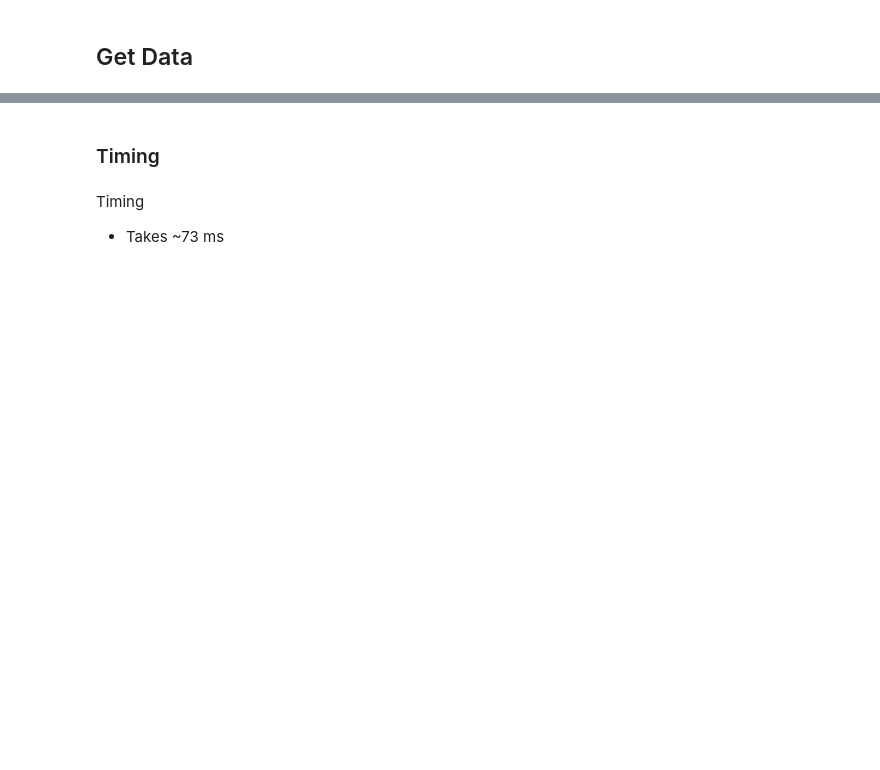
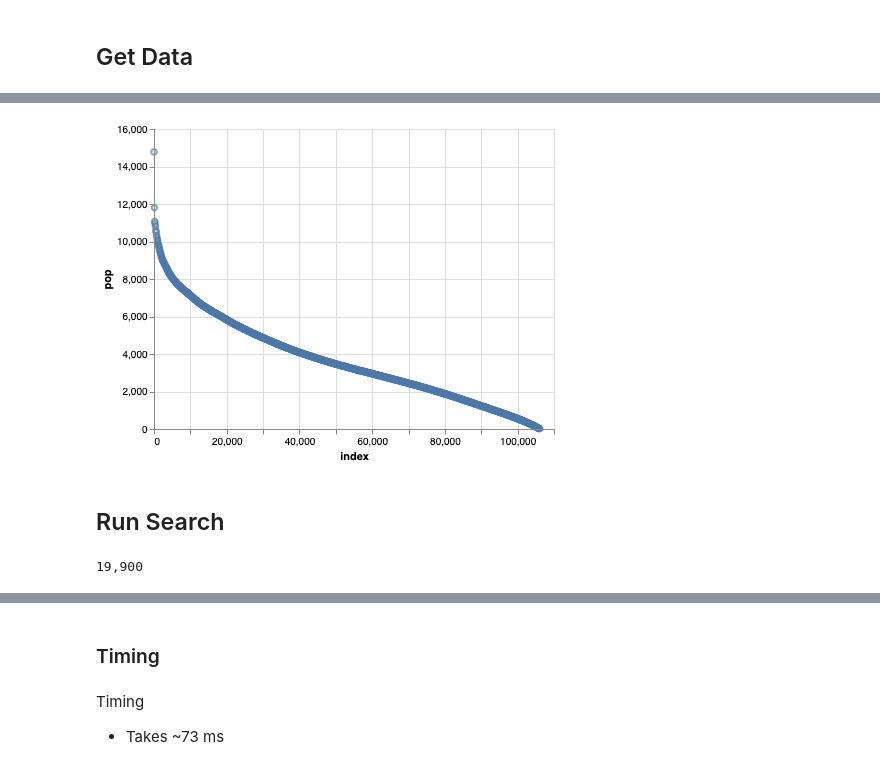
Before and after one commit to dustinmichels/paradeller, a Jupyter notebook: notebooks/optimize.ipynb, the cells around one changed output, grey strips where cells are left out. Saved outputs shown, nothing was run; the diff lists cells and outputs as text; code cells hidden in the pictures; blank space fills up the shorter version.

Commit message:
refactoring code, add sorting by word popularity

```diff
--- a/notebooks/optimize.ipynb
+++ b/notebooks/optimize.ipynb
@@ -31,5 +41,7 @@ def get_tweet(i):
     except StopIteration as e:
         print("Error: No tweet with that ID")
         return None
+
+showlen = lambda data: print(f"Length: {len(data):,}")
 # %% [markdown]
 ## Get Data
@@ -58,4 +47,0 @@ comma_print(len(data))
-# %%
-# remove oddballs (too few matches)
-data = filter_out_oddballs(data)
-comma_print(len(data))
@@ -69,0 +118,10 @@ adj_list_words, adj_list_ids = restructure_data(data)
+# %%
+# sort tweet ids by avg popularity of its words
+pop = []
+for tweet_id, words in tqdm(adj_list_ids.items()):
+    pop.append((
+        tweet_id,
+        mean([len(adj_list_words[word]) for word in words])
+    ))
+
+pop.sort(key=lambda x: x[1], reverse=True)
@@ -69,0 +130,4 @@ adj_list_words, adj_list_ids = restructure_data(data)
+# %%
+df = pd.DataFrame(pop, columns=['id', 'pop'])
+
+df['pop'].describe()
@@ -69,0 +144,16 @@ adj_list_words, adj_list_ids = restructure_data(data)
+# %%
+alt.Chart(df.reset_index()[::100]).mark_point().encode(
+    x='index',
+    y='pop',
+)
+# %% [output]
+[figure, added]
+# %% [markdown]
+## Run Search
+# %%
+some_ids = [x[0] for x in pop[:200]]
+pairs = list(combinations(some_ids, 2))
+
+print(f"{len(pairs):,}")
+# %% [output]
+19,900
```
Also changed, not shown: parts of 52 cells of this notebook, 8 other files.
